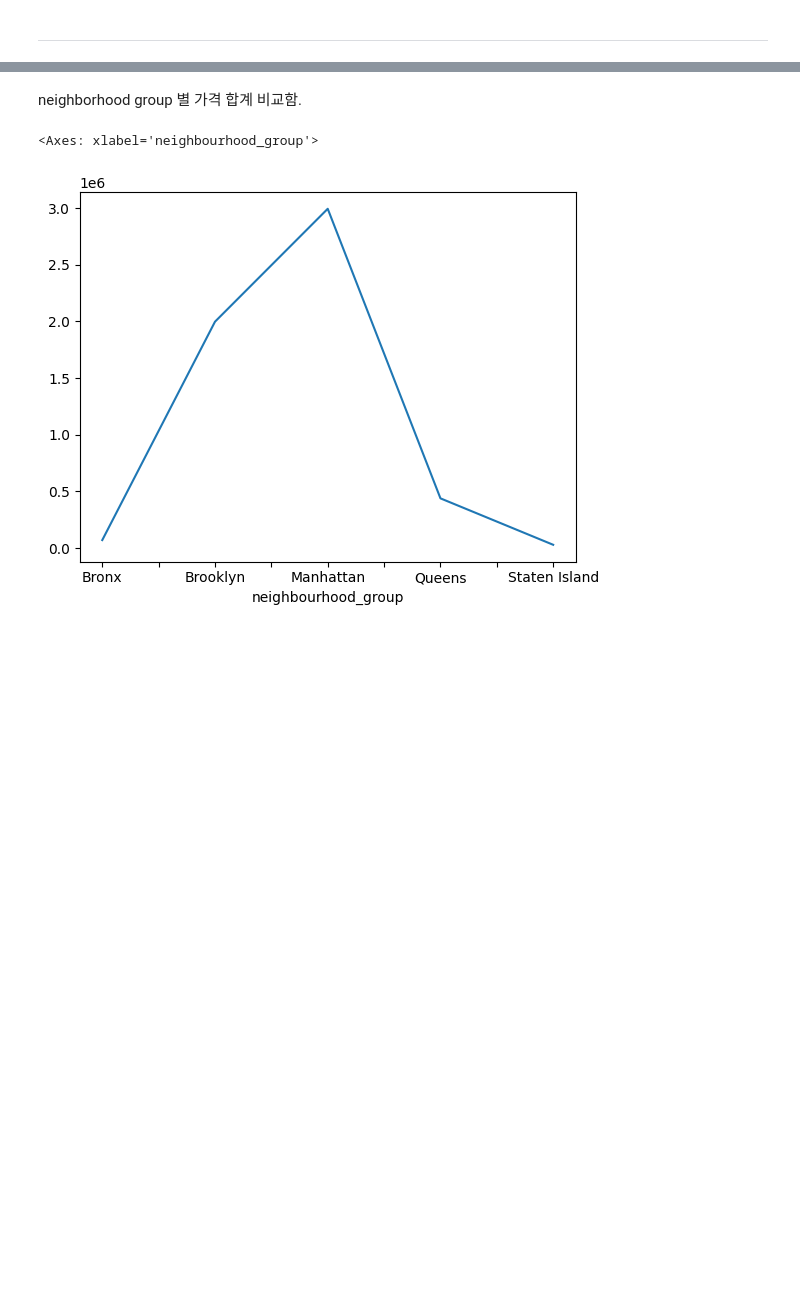
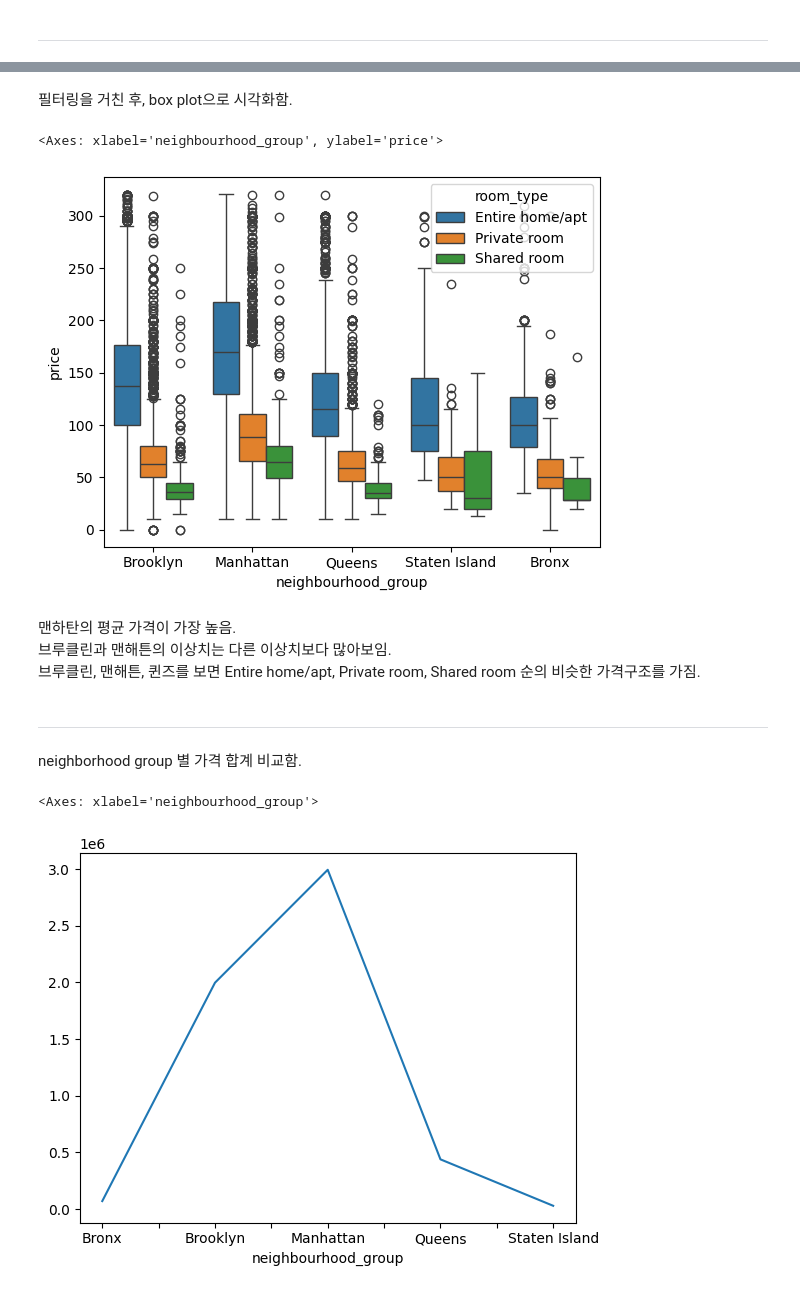
Before and after one commit to gjlee0802/data-science, a Jupyter notebook: hw01_airbnb/과제1.ipynb, the cells around one changed output, grey strips where cells are left out. Saved outputs shown, nothing was run; the diff lists cells and outputs as text; code cells hidden in the pictures; blank space fills up the shorter version.

```diff
--- a/hw01_airbnb/과제1.ipynb
+++ b/hw01_airbnb/과제1.ipynb
@@ -208,3 +229,16 @@ sns.scatterplot(data=df, x='longitude', y='latitude', hue='neighbourhood_group',
+# %% [markdown]
+필터링을 거친 후, box plot으로 시각화함.
+# %%
+sns.boxplot(y='price', x='neighbourhood_group', hue='room_type', hue_order=['Entire home/apt', 'Private room', 'Shared room'], data=filtered)
+# %% [output]
+<Axes: xlabel='neighbourhood_group', ylabel='price'>
+[figure, added]
+# %% [markdown]
+맨하탄의 평균 가격이 가장 높음.
+브루클린과 맨해튼의 이상치는 다른 이상치보다 많아보임.
+브루클린, 맨해튼, 퀸즈를 보면 Entire home/apt, Private room, Shared room 순의 비슷한 가격구조를 가짐.
+# %% [markdown]
+----
 # %% [markdown]
 neighborhood group 별 가격 합계 비교함.
 # %%
```
Also changed, not shown: parts of 8 cells of this notebook.
